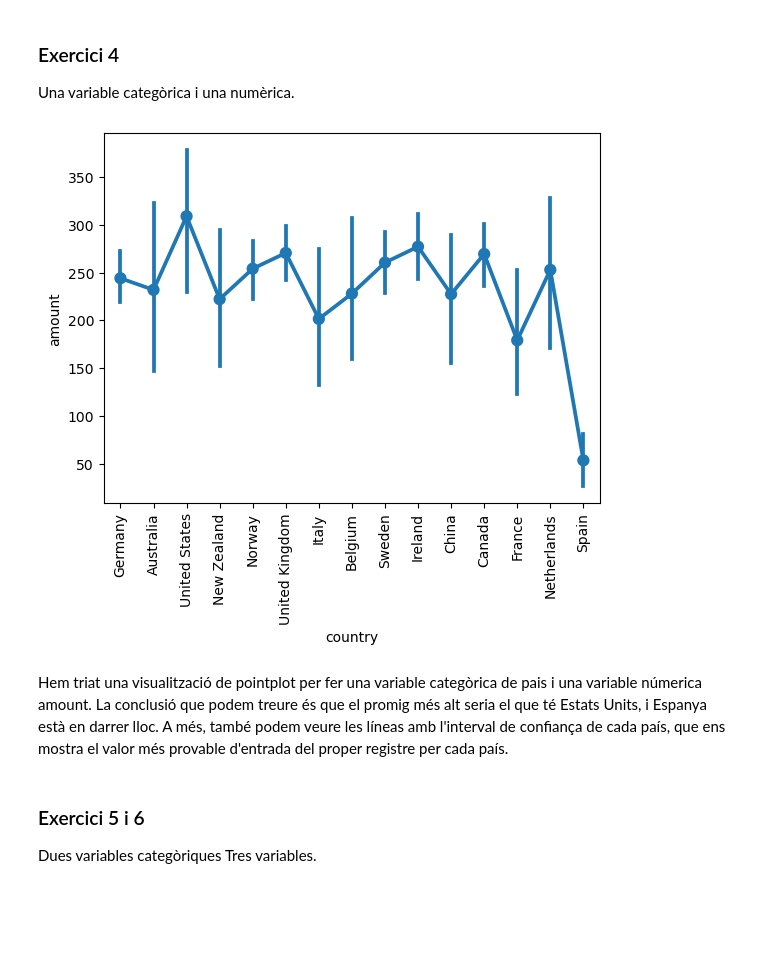
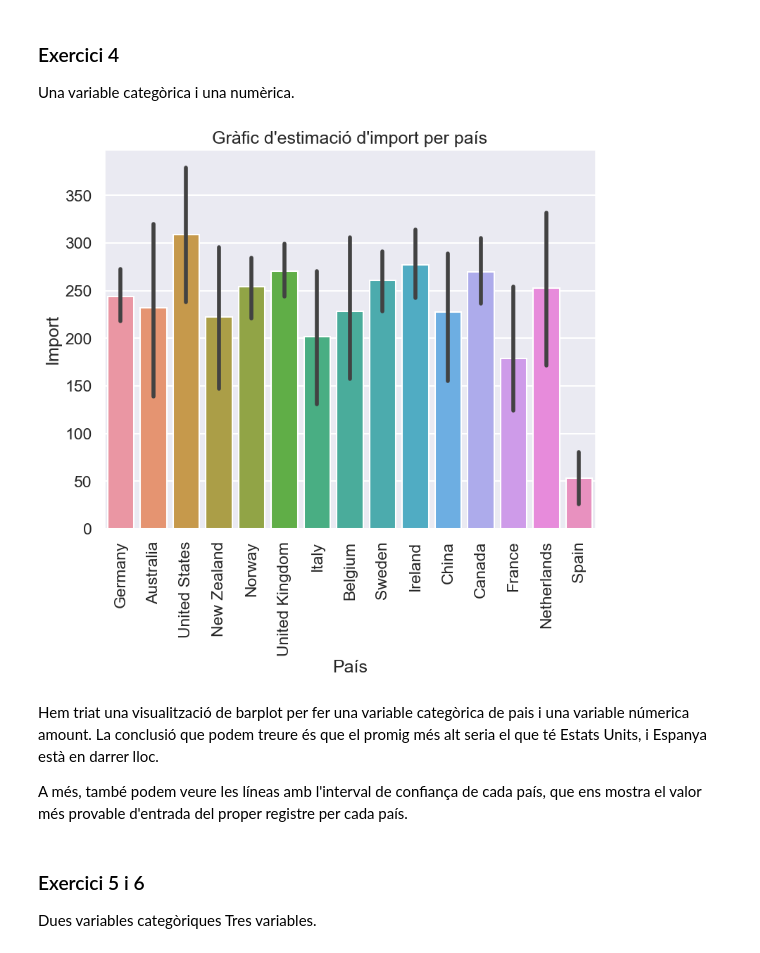
Before and after one commit to albertbatlle/cp-objectes-dades, a Jupyter notebook: S8.01-Visualitzacions-Python.ipynb, the cells around one changed output. Drawn from its saved outputs; the diff is of its cells as text; code cells hidden in the pictures; blank space fills up the shorter version.

```diff
--- a/S8.01-Visualitzacions-Python.ipynb
+++ b/S8.01-Visualitzacions-Python.ipynb
@@ -66,6 +64,10 @@ import warnings
 ## Exercici 1
 Una variable numèrica.
 # %%
+sns.set_theme(style="darkgrid", context="talk")
 sns.histplot(df_transactions["amount"])
+plt.title("Histograma del total de l'Import")
+plt.ylabel("Quantitat de registres")
+plt.xlabel("Import")
 plt.show()
 # %% [output]
@@ -80,4 +81,8 @@ Ex2 precio peso histograma o boxplot.
 # %%
+sns.set_theme(style="darkgrid", context="talk")
 sns.swarmplot(df_products, y="precio", x="weight")
+plt.title("Diagrama de dispersió de preu i pes")
+plt.ylabel("Preu")
+plt.xlabel("Pes")
 plt.show()
 # %% [output]
@@ -88,7 +93,11 @@ En la visualització, podem veure que no hi ha diferència relativa entre pes i
 ### Exercici 3
 Una variable categòrica.
 # %%
+sns.set_theme(style="darkgrid", context="talk")
 sns.countplot(df_companies, x="country")
+plt.title("Gràfic de barres per país")
+plt.ylabel("Quantitat")
+plt.xlabel("País")
 plt.xticks(rotation=90)
 plt.show()
 # %% [output]
@@ -99,18 +108,23 @@ La variable categòrica escollida és country per companies; i a la visualitzaci
 ### Exercici 4
 Una variable categòrica i una numèrica.
 # %%
+sns.set_theme(style="darkgrid", context="talk")
 #fem un merge
 df_companies_transactions = df_companies.merge(df_transactions, how = "inner", left_on="id", right_on="company_id")
-sns.pointplot(df_companies_transactions, x="country", y="amount")
+plt.figure(figsize=(9,7))
+sns.barplot(df_companies_transactions, x="country", y="amount")
+plt.title("Gràfic d'estimació d'import per país")
+plt.ylabel("Import")
+plt.xlabel("País")
 plt.xticks(rotation=90)
 plt.show()
 #df_companies_transactions
 # %% [output]
-[figure, old version]
+[figure, new version]
 # %% [markdown]
-Hem triat una visualització de pointplot  per fer una variable categòrica de pais i una variable númerica amount.</br>
-La conclusió que podem treure és que el promig més alt seria el que té Estats Units, i Espanya està en darrer lloc.</br>
-A més, també podem veure les líneas amb l'interval de confiança de cada país, que ens mostra el valor més provable d'entrada del proper registre per cada país.
+<p>Hem triat una visualització de barplot  per fer una variable categòrica de pais i una variable númerica amount.</br>
+La conclusió que podem treure és que el promig més alt seria el que té Estats Units, i Espanya està en darrer lloc.</p>
+<p>A més, també podem veure les líneas amb l'interval de confiança de cada país, que ens mostra el valor més provable d'entrada del proper registre per cada país.</p>
 # %% [markdown]
 ### Exercici 5 i 6
 Dues variables categòriques </br>
```
Also changed, not shown: parts of 17 cells of this notebook, 9 other files.
